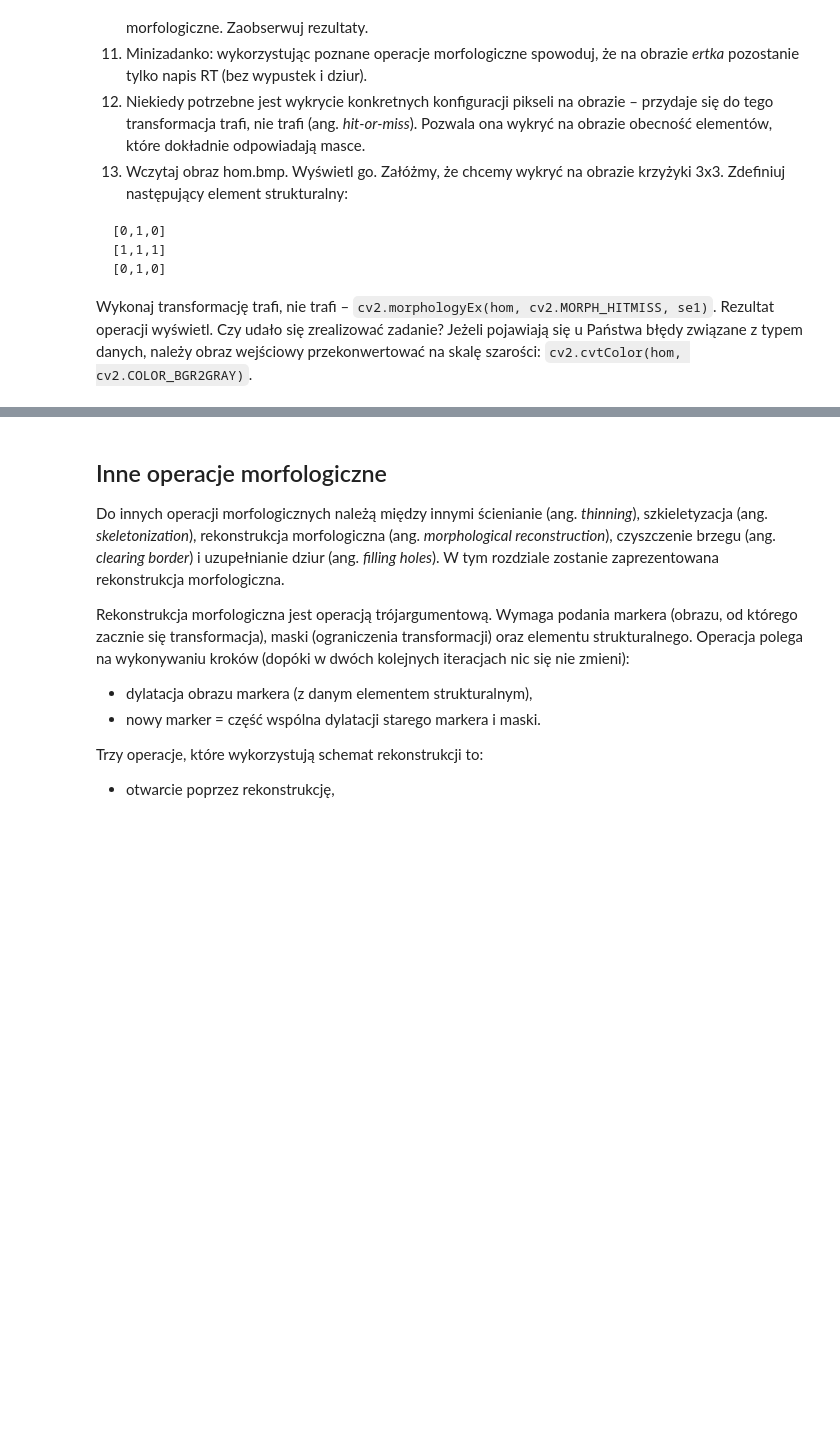
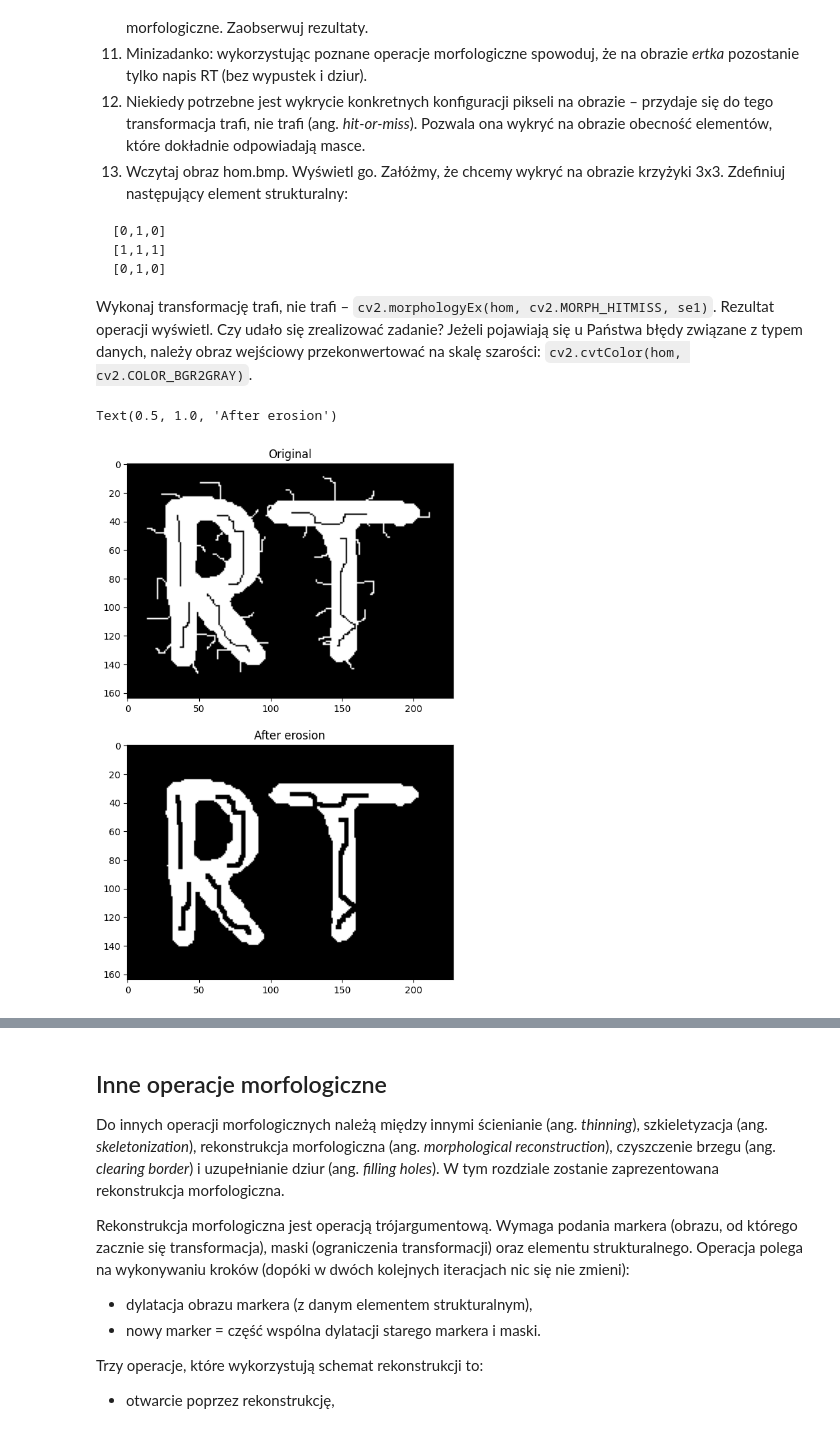
Before and after one commit to YgLK/computer_vision, a Jupyter notebook: lab10/10_morphology.ipynb, the cells around one changed output, grey strips where cells are left out. Saved outputs shown, nothing was run; the diff lists cells and outputs as text; code cells hidden in the pictures; blank space fills up the shorter version.

```diff
--- a/lab10/10_morphology.ipynb
+++ b/lab10/10_morphology.ipynb
@@ -85,3 +85,16 @@ for fileName in fileNames:
   if not os.path.exists(fileName):
       r = requests.get(url + fileName, allow_redirects=True)
       open(fileName, 'wb').write(r.content)
+# %%
+# 1 - 3
+ertka = cv2.imread('ertka.bmp')
+ertka_erode = cv2.erode(ertka, cv2.getStructuringElement(cv2.MORPH_RECT, (3,3)))
+
+fig, axs = plt.subplots(2, figsize=(10,10))
+axs[0].imshow(ertka)
+axs[0].set_title("Original")
+axs[1].imshow(ertka_erode)
+axs[1].set_title("After erosion")
+# %% [output]
+Text(0.5, 1.0, 'After erosion')
+[figure, added]
```
Also changed, not shown: parts of 23 cells of this notebook, 26 other files.
